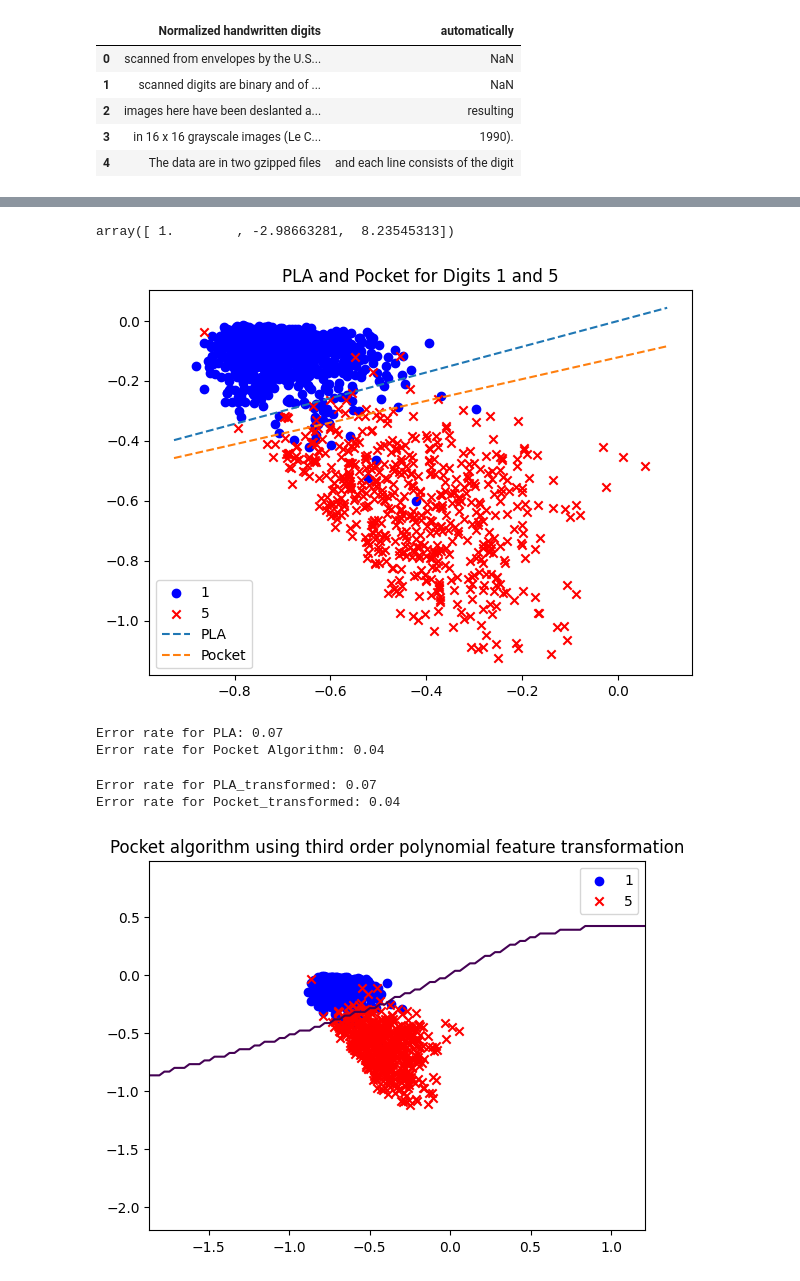
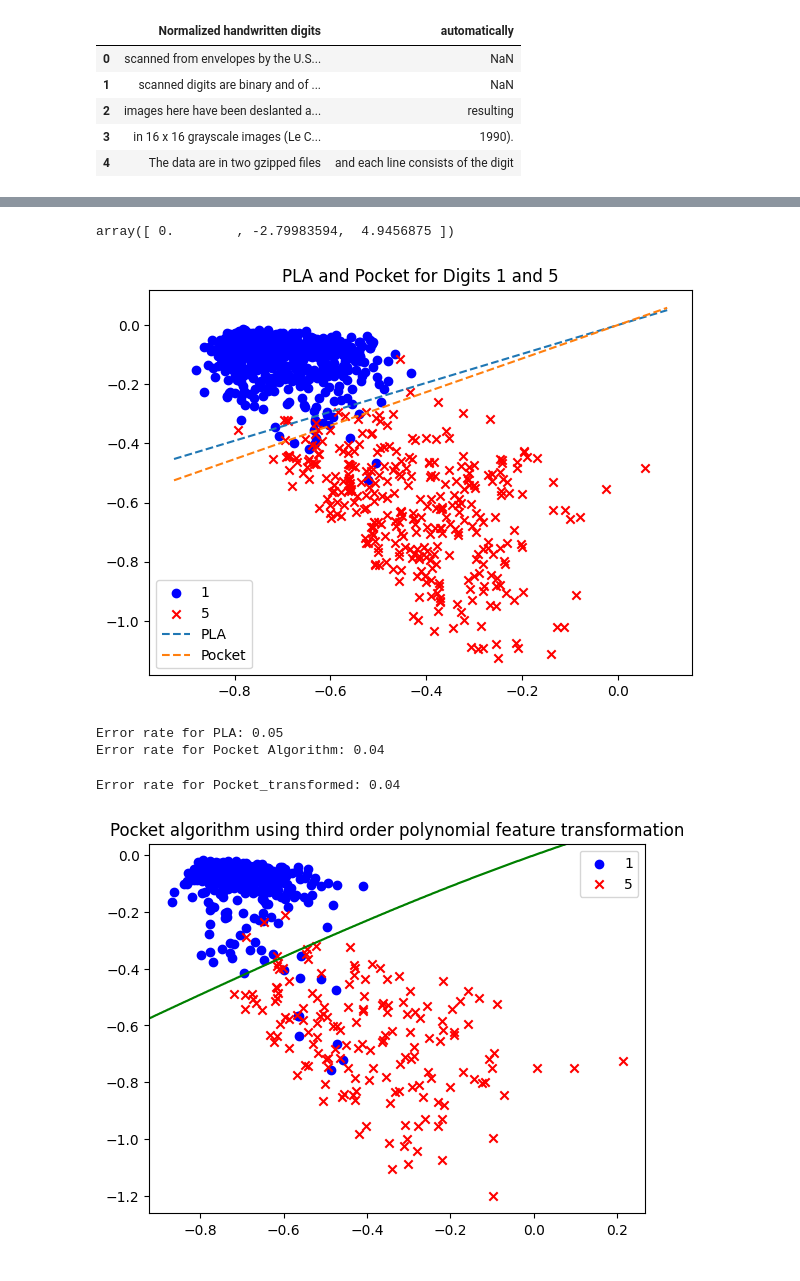
Before and after one commit to kwanqing/CMPE-257, a Jupyter notebook: Task_3.ipynb, the cells around one changed output, grey strips where cells are left out. Cells and saved outputs as stored; diff of their text form; code cells hidden in the pictures.

```diff
--- a/Task_3.ipynb
+++ b/Task_3.ipynb
@@ -105,7 +105,7 @@ array([ 0.        , -4.00698047,  9.33791406])
 # %%
 # Pocket Algorithm
-def pocket_algorithm(x, y, w, max_iterations=1000):
-    # w = np.zeros(x.shape[1])
+def pocket_algorithm(x, y, max_iterations=1000):
+    w = np.zeros(x.shape[1])
     w_pocket = np.copy(w)
 
     pocket_errors = np.inf
@@ -133,10 +133,10 @@ def pocket_algorithm(x, y, w, max_iterations=1000):
     return w_pocket
 
 # Run Pocket Algorithm
-w_pocket = pocket_algorithm(x_train, y_train, w_PLA)
+w_pocket = pocket_algorithm(x_train, y_train, max_iterations=1000)
 w_pocket
 # %% [output]
-array([ 1.        , -2.98663281,  8.23545313])
+array([ 0.        , -2.79983594,  4.9456875 ])
 # %%
 plt.figure(figsize=(7, 5))
 plt.scatter([intensity_list_train[i] for i in range(len(labels_train)) if labels_train[i] == 1],
@@ -149,8 +149,6 @@ plt.scatter([intensity_list_train[i] for i in range(len(labels_train)) if labels
 
 axes = plt.gca()
 x_val = np.array(axes.get_xlim())
-# x_val = np.linspace(min(intensity_list), max(intensity_list), 100)
-# y_val = -(w_PLA[0] + w_PLA[1] * x_val) / w_PLA[2]
 y_val_pla = -w_PLA[0]/w_PLA[2] - w_PLA[1]/w_PLA[2] * x_val
 y_val_pocket = -w_pocket[0]/w_pocket[2] - w_pocket[1]/w_pocket[2] * x_val
 plt.plot(x_val, y_val_pla, '--', label='PLA')
@@ -159,7 +157,7 @@ plt.legend()
 plt.title('PLA and Pocket for Digits 1 and 5')
 plt.show()
 # %% [output]
-[figure, old version]
+[figure, new version]
 # %%
 intensity_list_test = []
 symmetry_list_test = []
@@ -194,7 +192,7 @@ error_rate_pocket = compute_error_rate(w_pocket, x_test, y_test)
 print(f"Error rate for PLA: {error_rate_pla:.2f}")
 print(f"Error rate for Pocket Algorithm: {error_rate_pocket:.2f}")
 # %% [output]
-Error rate for PLA: 0.07
+Error rate for PLA: 0.05
 Error rate for Pocket Algorithm: 0.04
 # %%
 # Third-order polynomial feature transformation
@@ -217,38 +235,34 @@ def transform_features(x):
 # %%
-# Transform features
-x_train_transformed = transform_features(x_train)
-x_test_transformed = transform_features(x_test)
-
-w_PLA_transformed = pla(x_train_transformed, y_train)
-w_pocket_transformed = pocket_algorithm(x_train_transformed, y_train, w_PLA_transformed, max_iterations=1000)
+# w_PLA_transformed = pla(x_train_transformed, y_train)
+w_pocket_transformed = pocket_algorithm(x_test_transformed, y_test, max_iterations=1000)
 
 # Compute test error
-error_rate_pla_transformed = compute_error_rate(w_PLA_transformed, x_test_transformed, y_test)
 error_rate_pocket_transformed = compute_error_rate(w_pocket_transformed, x_test_transformed, y_test)
 
-print(f"Error rate for PLA_transformed: {error_rate_pla_transformed:.2f}")
 print(f"Error rate for Pocket_transformed: {error_rate_pocket_transformed:.2f}")
 
-plt.scatter([intensity_list_train[i] for i in range(len(labels_train)) if labels_train[i] == 1],
-            [symmetry_list_train[i] for i in range(len(labels_train)) if labels_train[i] == 1],
+plt.scatter([intensity_list_test[i] for i in range(len(labels_test)) if labels_test[i] == 1],
+            [symmetry_list_test[i] for i in range(len(labels_test)) if labels_test[i] == 1],
             label='1', color='blue', marker='o')
 
-plt.scatter([intensity_list_train[i] for i in range(len(labels_train)) if labels_train[i] == -1],
-            [symmetry_list_train[i] for i in range(len(labels_train)) if labels_train[i] == -1],
+plt.scatter([intensity_list_test[i] for i in range(len(labels_test)) if labels_test[i] == -1],
+            [symmetry_list_test[i] for i in range(len(labels_test)) if labels_test[i] == -1],
             label='5', color='red', marker='x')
 
-x_min, x_max = x_test_transformed[:, 1].min() - 1, x_test_transformed[:, 1].max() + 1
-y_min, y_max = x_test_transformed[:, 2].min() - 1, x_test_transformed[:, 2].max() + 1
-xx, yy = np.meshgrid(np.linspace(x_min, x_max, 100), np.linspace(y_min, y_max, 100))
+axes = plt.gca()
+xlims = axes.get_xlim()
+ylims = axes.get_ylim()
+x1 = np.linspace(xlims[0], xlims[1], 1000)
+x2 = np.linspace(ylims[0], ylims[1], 1000)
+xx, yy = np.meshgrid(x1, x2)
 grid_features = transform_features(np.c_[np.ones(xx.ravel().shape[0]), xx.ravel(), yy.ravel()])
 Z = np.sign(np.dot(grid_features, w_pocket_transformed))
 Z = Z.reshape(xx.shape)
-plt.contour(xx, yy, Z, levels=[0])
+plt.contour(xx, yy, Z, levels=[0], colors='g')
 
 plt.legend()
 plt.title('Pocket algorithm using third order polynomial feature transformation')
 plt.show()
 # %% [output]
-Error rate for PLA_transformed: 0.07
 Error rate for Pocket_transformed: 0.04
-[figure, old version]
+[figure, new version]
```
Also changed, not shown: parts of 5 cells of this notebook.
